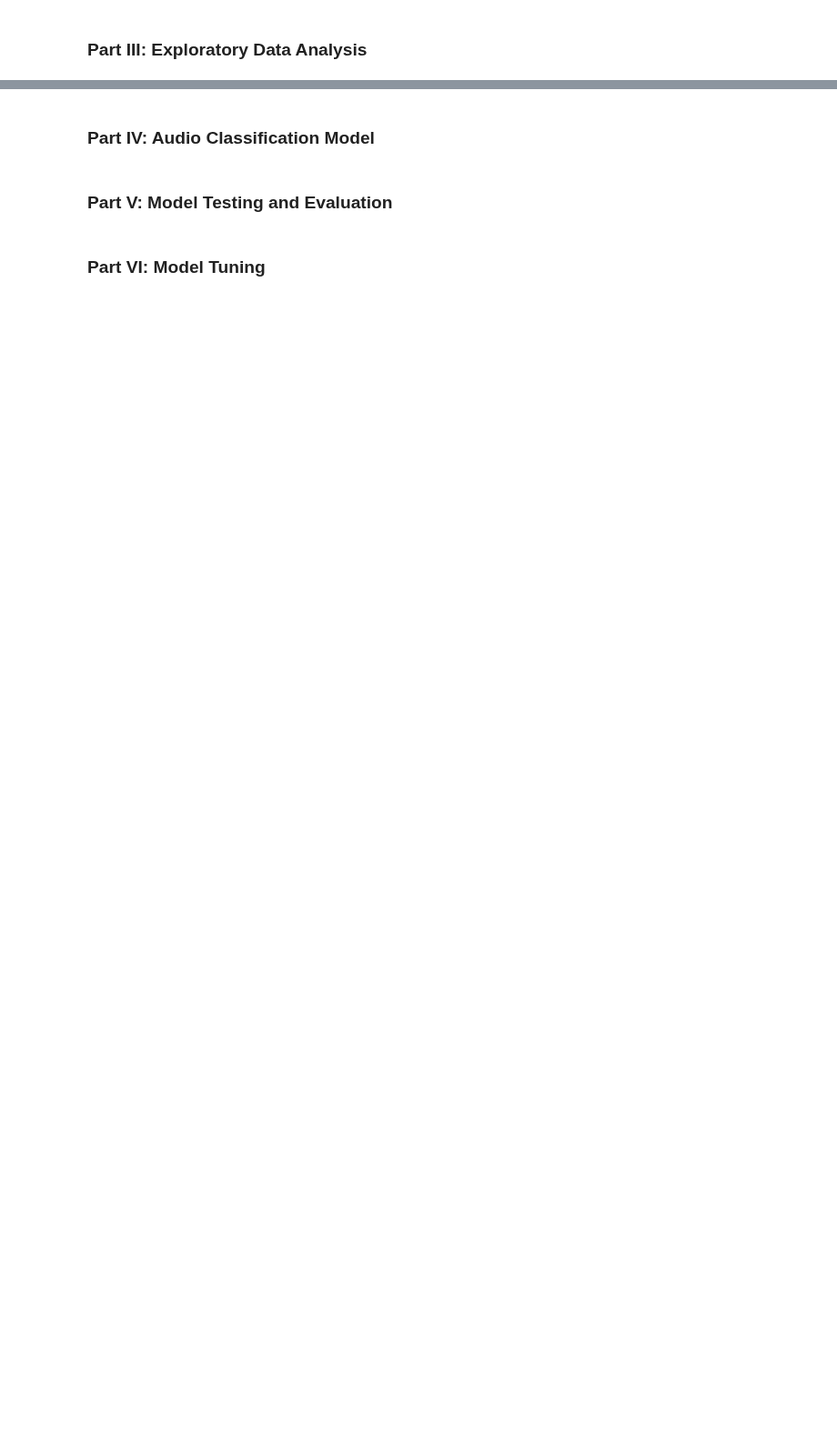
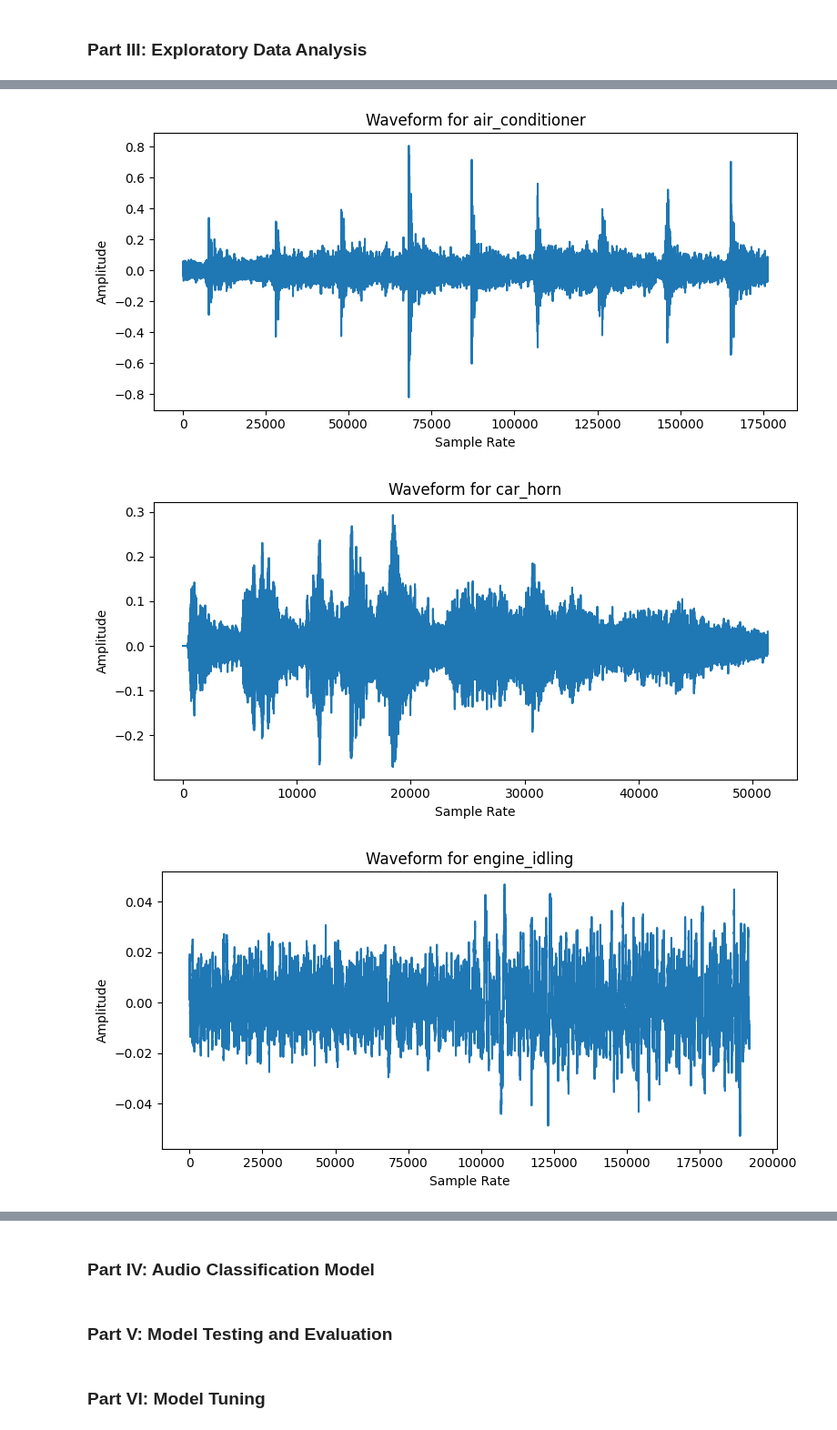
Before and after one commit to jasonmatthewsuhari/IT1244_UrbanSound, a Jupyter notebook: Urban Sound Analysis.ipynb, the cells around one changed output, grey strips where cells are left out. Shown at 91% size. Saved outputs shown, nothing was run; the diff lists cells and outputs as text; code cells hidden in the pictures; blank space fills up the shorter version.

```diff
--- a/Urban Sound Analysis.ipynb
+++ b/Urban Sound Analysis.ipynb
@@ -49,0 +82,31 @@ ipd.Audio('data/Train/Train_1__dog_bark.wav')
+# %%
+
+# Function to plot waveplot for a random audio sample in a class
+def plot_waveform_for_class(class_name, files):
+    plt.figure(figsize=(8, 4))
+    plt.title(f'Waveform for {class_name}')
+
+    # Choose a random file
+    file = np.random.choice(files)
+
+    # Load audio file
+    audio_path = os.path.join('data/Train', file)
+    waveform, sr = librosa.load(audio_path, sr=None)
+
+    # Plot waveform
+    plt.plot(waveform)
+    plt.xlabel('Sample Rate')
+    plt.ylabel('Amplitude')
+    plt.tight_layout()
+    plt.show()
+
+# Plot waveform for each class
+for class_name in class_count.keys():
+    # Get all files belonging to this class
+    files = [file for file in train_data_path if class_name in file]
+    # Plot waveform for this class
+    plot_waveform_for_class(class_name, files)
+# %% [output]
+[figure, added]
+[figure, added]
+[figure, added]
```
Also changed, not shown: parts of 9 cells of this notebook.
